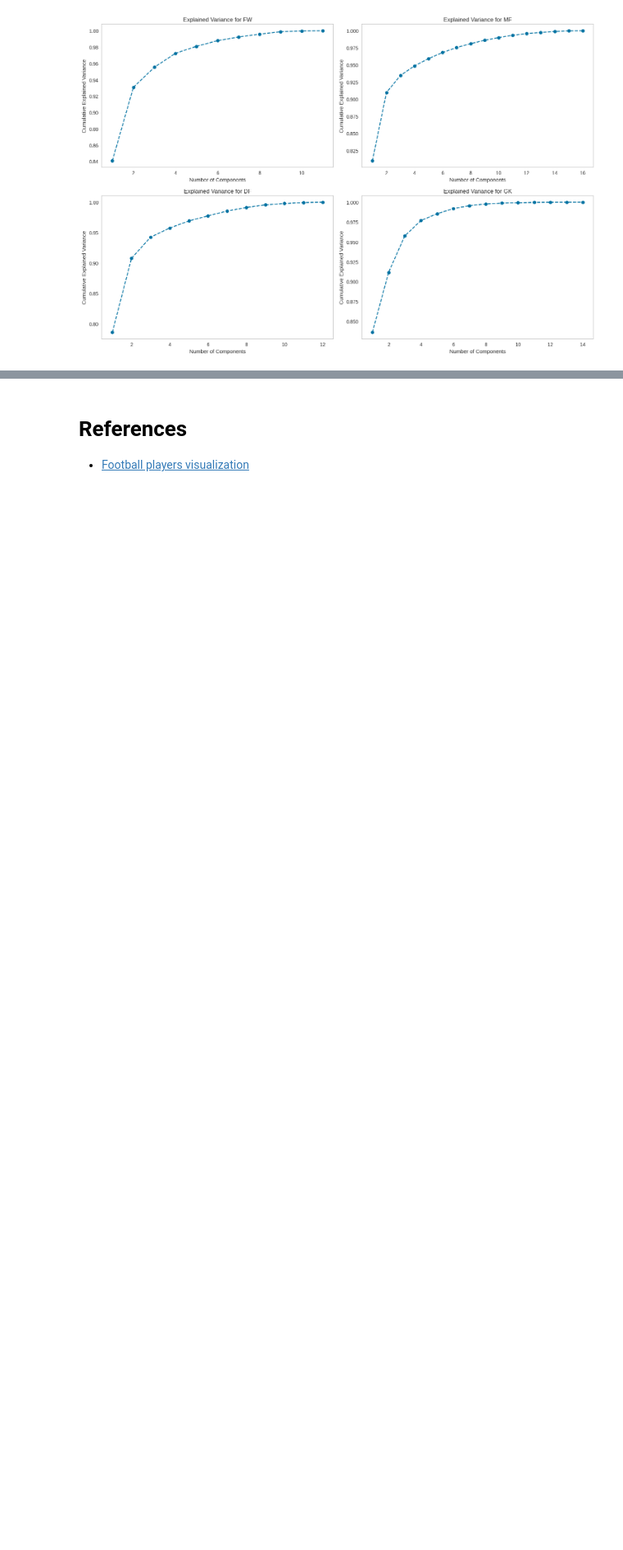
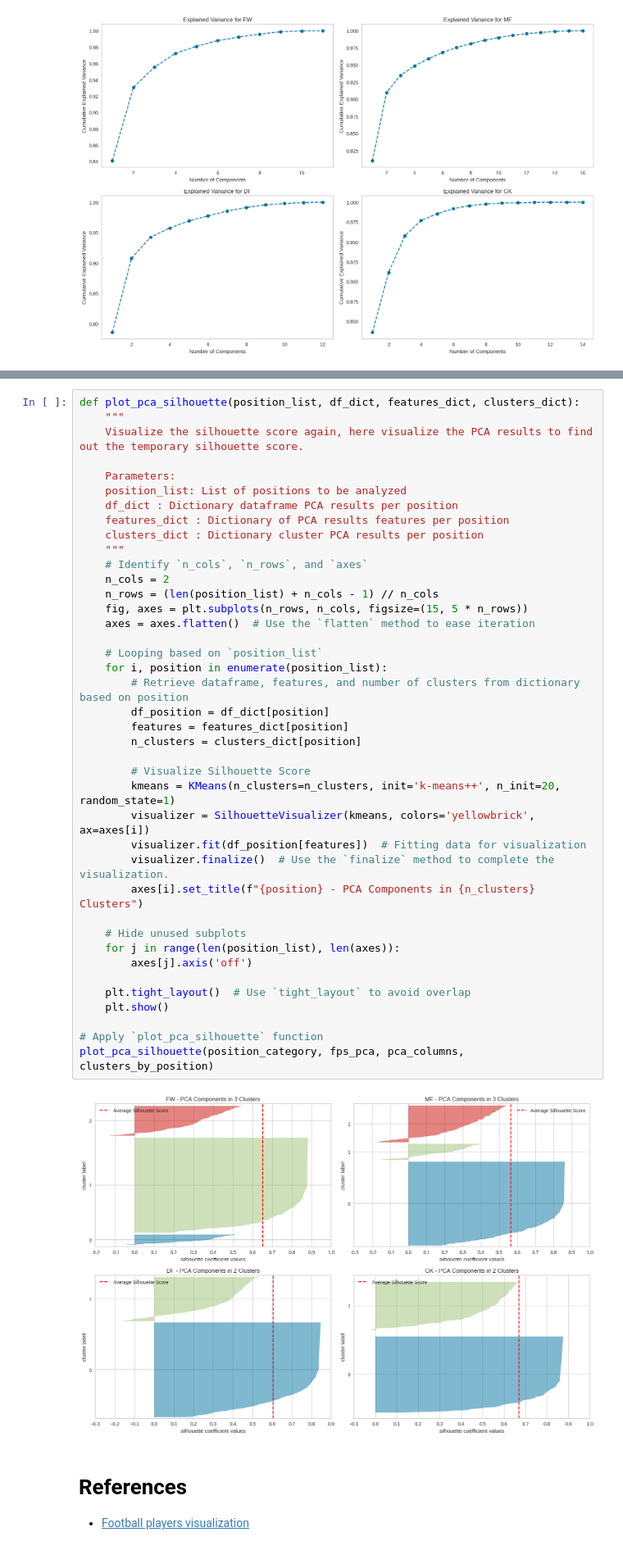
Before and after one commit to marifr25/dicoding_project, a Jupyter notebook: Clustering_Pemain_Sepakbola_Eropa/Kaggle_Version/Clustering_of_Football_Player_Statistics.ipynb, the cells around one changed output, grey strips where cells are left out. Shown at 82% size. Drawn from its saved outputs; the diff is of its cells as text; blank space fills up the shorter version.

Commit message:
Kaggle Notebook | Clustering of Football Player Statistics | Continuing PCA

```diff
--- a/Clustering_Pemain_Sepakbola_Eropa/Kaggle_Version/Clustering_of_Football_Player_Statistics.ipynb
+++ b/Clustering_Pemain_Sepakbola_Eropa/Kaggle_Version/Clustering_of_Football_Player_Statistics.ipynb
@@ -918,3 +1024,45 @@ Optimal n_components for GK: 3
+# %%
+def plot_pca_silhouette(position_list, df_dict, features_dict, clusters_dict):
+    """
+    Visualize the silhouette score again, here visualize the PCA results to find out the temporary silhouette score.
+
+    Parameters:
+    position_list: List of positions to be analyzed
+    df_dict : Dictionary dataframe PCA results per position
+    features_dict : Dictionary of PCA results features per position
+    clusters_dict : Dictionary cluster PCA results per position
+    """
+    # Identify `n_cols`, `n_rows`, and `axes`
+    n_cols = 2
+    n_rows = (len(position_list) + n_cols - 1) // n_cols
+    fig, axes = plt.subplots(n_rows, n_cols, figsize=(15, 5 * n_rows))
+    axes = axes.flatten()  # Use the `flatten` method to ease iteration
+
+    # Looping based on `position_list`
+    for i, position in enumerate(position_list):
+        # Retrieve dataframe, features, and number of clusters from dictionary based on position
+        df_position = df_dict[position]
+        features = features_dict[position]
+        n_clusters = clusters_dict[position]
+
+        # Visualize Silhouette Score
+        kmeans = KMeans(n_clusters=n_clusters, init='k-means++', n_init=20, random_state=1)
+        visualizer = SilhouetteVisualizer(kmeans, colors='yellowbrick', ax=axes[i])
+        visualizer.fit(df_position[features])  # Fitting data for visualization
+        visualizer.finalize()  # Use the `finalize` method to complete the visualization.
+        axes[i].set_title(f"{position} - PCA Components in {n_clusters} Clusters")
+
+    # Hide unused subplots
+    for j in range(len(position_list), len(axes)):
+        axes[j].axis('off')
+
+    plt.tight_layout()  # Use `tight_layout` to avoid overlap
+    plt.show()
+
+# Apply `plot_pca_silhouette` function
+plot_pca_silhouette(position_category, fps_pca, pca_columns, clusters_by_position)
+# %% [output]
+[figure, added]
 # %% [markdown]
 # References
 - [Football players visualization](https://www.kaggle.com/code/quangnhatbui/football-players-visualization)
```
Also changed, not shown: parts of 3 cells of this notebook.
